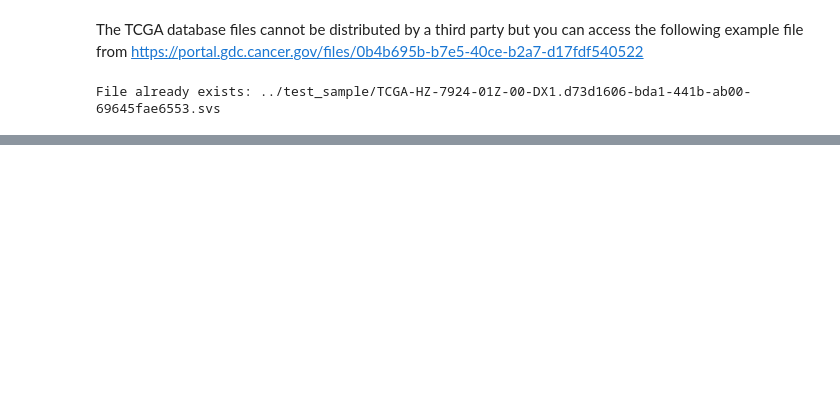
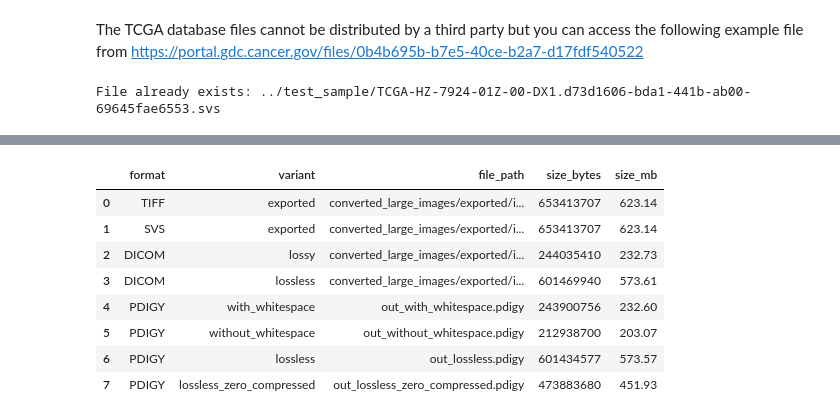
Before and after one commit to pdigy/pdigy, a Jupyter notebook: PDigyTest.ipynb, the cells around one changed output, grey strips where cells are left out. Cells and saved outputs as stored; diff of their text form; code cells hidden in the pictures; blank space fills up the shorter version.

```diff
--- a/PDigyTest.ipynb
+++ b/PDigyTest.ipynb
@@ -57,7 +127,72 @@ pass:  675  fail:  0  efficiency:  1.0
 # %%
-file_path = 'out.pdigy'
-full_image_path = 'full_image.JPEG'
-thumbnail_image_path = 'thumbnail_image.JPEG'
-decoder = pdigyDecoder(file_path)
-decoder.save_images(thumbnail_image_path)
+
+patch_size = encoding_configs[0]["encoder_kwargs"]["patch_size"]
+
+# I read straight from SVS so every format encodes the exact same pixels
+_slide = openslide.OpenSlide(image_path)
+export_image = crop_white_border(_slide.read_region((0, 0), 0, _slide.level_dimensions[0]).convert("RGB"))
+_slide.close()
+
+export_dir = Path("converted_large_images") / "exported"
+export_dir.mkdir(parents=True, exist_ok=True)
+
+tiff_path           = export_dir / "image.tiff"
+svs_path            = export_dir / "image.svs"
+dicom_path          = export_dir / "image.dcm"
+dicom_lossless_path = export_dir / "image_lossless.dcm"
+
+save_lossless_tiff(export_image,  tiff_path,           tile_size=patch_size)
+save_lossless_svs(export_image,   svs_path,            tile_size=patch_size)
+save_tiled_dicom(export_image,    dicom_path,          tile_size=patch_size, jpeg_quality=JPEG_QUALITY)
+save_lossless_dicom(export_image, dicom_lossless_path, tile_size=patch_size)
+
+comparison_rows = []
+generated_files = {}
+
+for config in encoding_configs:
+    pdigy_file = pdigy(
+        image=export_image,
+        meta_path=example_path,
+        remove_whitespace=config["pdigy_remove_whitespace"],
+        **config["encoder_kwargs"],
+    )
+    pdigy_file.save_to_file(config["output_path"])
+    file_path = f"{config['output_path']}.pdigy"
+    generated_files[config["label"]] = file_path
+
+    comparison_rows.append({
+        "variant":                 config["label"],
+        "file_path":               file_path,
+        "size_bytes":              os.path.getsize(file_path),
+        "patch_size":              pdigy_file.patch_size,
+        "patch_format":            pdigy_file.patch_format,
+        "lzma":                    pdigy_file.compression,
+        "preview_patch_size":      pdigy_file.whitespace_preview_size,
+        "total_patch_slots":       int(pdigy_file.patch_modes.size),
+        "full_resolution_patches": int((pdigy_file.patch_modes == 1).sum()),
+        "preview_patches":         int((pdigy_file.patch_modes == 2).sum()),
+    })
+
+comparison_df = pd.DataFrame(comparison_rows)
+baseline_size = comparison_df["size_bytes"].iloc[0]
+comparison_df["bytes_saved"]   = baseline_size - comparison_df["size_bytes"]
+comparison_df["percent_saved"] = (comparison_df["bytes_saved"] / baseline_size * 100).round(4)
+
+decoders = {c["label"]: pdigyDecoder(generated_files[c["label"]]) for c in encoding_configs}
+
+format_rows = [
+    {"format": "TIFF",  "variant": "exported", "file_path": str(tiff_path),           "size_bytes": tiff_path.stat().st_size},
+    {"format": "SVS",   "variant": "exported", "file_path": str(svs_path),            "size_bytes": svs_path.stat().st_size},
+    {"format": "DICOM", "variant": "lossy",    "file_path": str(dicom_path),          "size_bytes": dicom_path.stat().st_size},
+    {"format": "DICOM", "variant": "lossless", "file_path": str(dicom_lossless_path), "size_bytes": dicom_lossless_path.stat().st_size},
+    *[
+        {"format": "PDIGY", "variant": c["label"],
+         "file_path": generated_files[c["label"]], "size_bytes": os.path.getsize(generated_files[c["label"]])}
+        for c in encoding_configs
+    ],
+]
+
+format_comparison_df = pd.DataFrame(format_rows)
+format_comparison_df["size_mb"] = (format_comparison_df["size_bytes"] / 1024**2).round(2)
+format_comparison_df
 # %% [output]
@@ -77 +215,10 @@ Decoded and saved 675 patches to output_pdigy
+|  | format | variant | file_path | size_bytes | size_mb |
+| 0 | TIFF | exported | converted_large_images/exported/i... | 653413707 | 623.14 |
+| 1 | SVS | exported | converted_large_images/exported/i... | 653413707 | 623.14 |
+| 2 | DICOM | lossy | converted_large_images/exported/i... | 244035410 | 232.73 |
+| 3 | DICOM | lossless | converted_large_images/exported/i... | 601469940 | 573.61 |
+| 4 | PDIGY | with_whitespace | out_with_whitespace.pdigy | 243900756 | 232.60 |
+| 5 | PDIGY | without_whitespace | out_without_whitespace.pdigy | 212938700 | 203.07 |
+| 6 | PDIGY | lossless | out_lossless.pdigy | 601434577 | 573.57 |
+| 7 | PDIGY | lossless_zero_compressed | out_lossless_zero_compressed.pdigy | 473883680 | 451.93 |
 # %%
```
Also changed, not shown: parts of 10 cells of this notebook, 5 other files.
